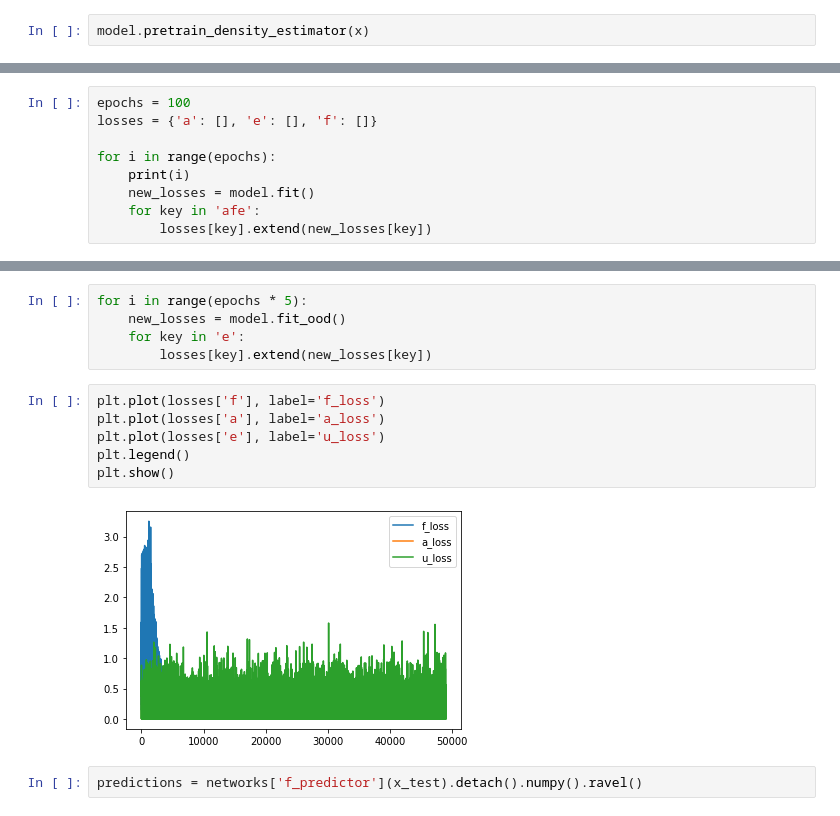
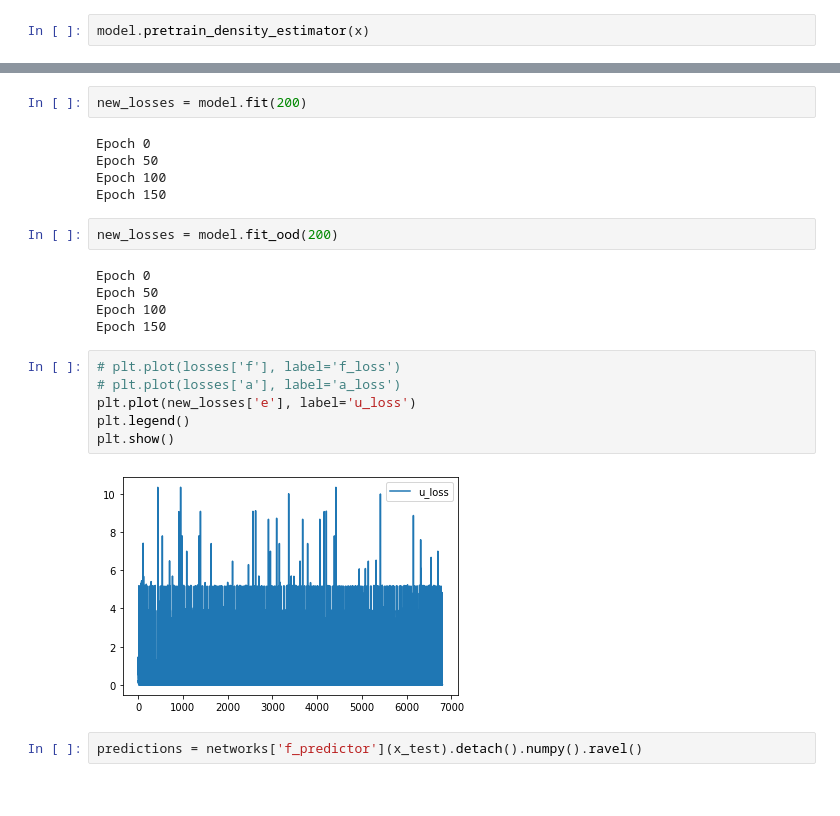
Before and after one commit to MJ10/DEUP, a Jupyter notebook: notebooks/uncertainty_estimation.ipynb, the cells around one changed output, grey strips where cells are left out. Saved outputs shown, nothing was run; the diff lists cells and outputs as text.

```diff
--- a/notebooks/uncertainty_estimation.ipynb
+++ b/notebooks/uncertainty_estimation.ipynb
@@ -105,9 +98,0 @@ plt.show()
-# %%
-epochs = 100
-losses = {'a': [], 'e': [], 'f': []}
-
-for i in range(epochs):
-    print(i)
-    new_losses = model.fit()
-    for key in 'afe':
-        losses[key].extend(new_losses[key])
@@ -132,16 +99,25 @@ for i in range(epochs):
-# %%
-for i in range(epochs * 5):
-    new_losses = model.fit_ood()
-    for key in 'e':
-        losses[key].extend(new_losses[key])
+# %%
+new_losses = model.fit(200)
+# %% [output]
+Epoch 0
+Epoch 50
+Epoch 100
+Epoch 150
+# %%
+new_losses = model.fit_ood(200)
+# %% [output]
+Epoch 0
+Epoch 50
+Epoch 100
+Epoch 150
 # %%
-plt.plot(losses['f'], label='f_loss')
-plt.plot(losses['a'], label='a_loss')
-plt.plot(losses['e'], label='u_loss')
+# plt.plot(losses['f'], label='f_loss')
+# plt.plot(losses['a'], label='a_loss')
+plt.plot(new_losses['e'], label='u_loss')
 plt.legend()
 plt.show()
 # %% [output]
-[figure, old version]
+[figure, new version]
 # %%
 predictions = networks['f_predictor'](x_test).detach().numpy().ravel()
 # %%
```
Also changed, not shown: parts of 12 cells of this notebook, 3 other files.
